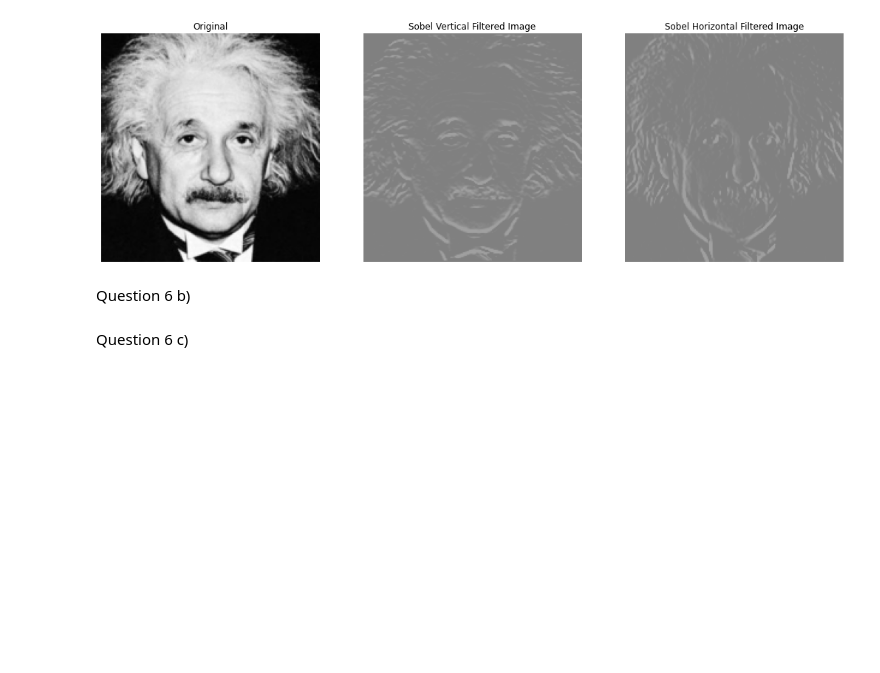
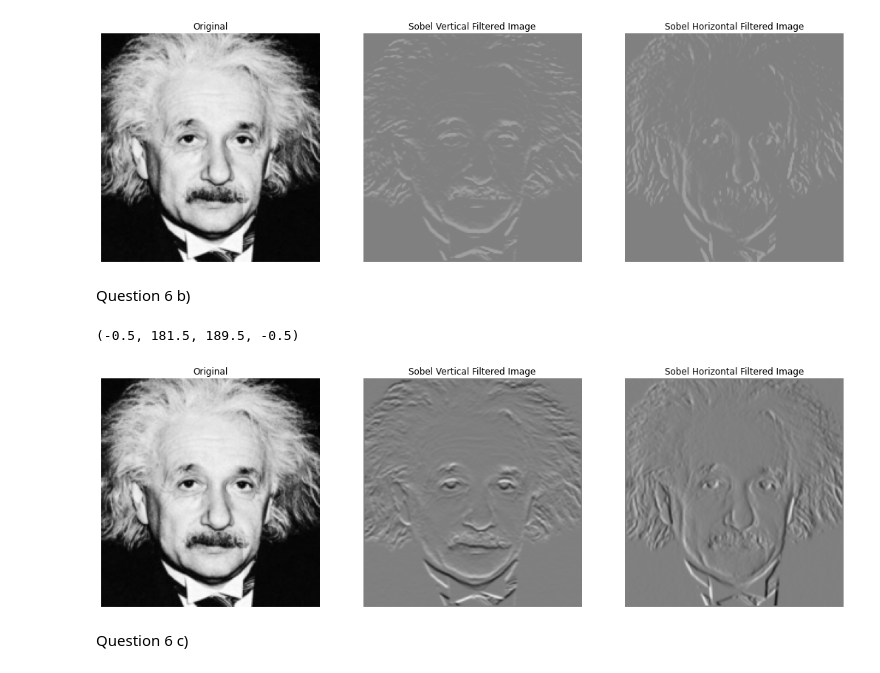
Before and after one commit to akilaabeyratne/EN2550-Assignment-1, a Jupyter notebook: Assignment1.ipynb, the cells around one changed output. Saved outputs shown, nothing was run; the diff lists cells and outputs as text; code cells hidden in the pictures; blank space fills up the shorter version.

```diff
--- a/Assignment1.ipynb
+++ b/Assignment1.ipynb
@@ -211,5 +210,32 @@ ax[2].axis('off')
 [figure]
 # %% [markdown]
 Question 6 b)
+# %%
+def sob_filter(image, array):
+    blank_array = np.zeros((np.shape(image)[0],np.shape(image)[1]))
+    for i in range(1,np.shape(image)[0]-1):
+        for j in range(1,np.shape(image)[1]-1):
+            blank_array[i][j] = array[0][0]*image[i-1][j-1]+array[0][1]*image[i-1][j]+array[0][2]*image[i-1][j+1]+array[1][0]*image[i][j-1]+array[1][1]*image[i][j]+array[1][2]*image[i][j+1]+array[2][0]*image[i+1][j-1]+array[2][1]*image[i+1][j]+array[2][2]*image[i+1][j+1]
+    return blank_array
+
+ein = cv.imread(r'einstein.png', cv.IMREAD_REDUCED_GRAYSCALE_2)
+ker_sv = np.array([(1,2,1),(0,0,0),(-1,-2,-1)], dtype = 'float')
+ker_sh = np.array([(-1,0,1),(-2,0,2),(-1,0,1)], dtype = 'float')
+sobv_im = sob_filter(ein, ker_sv)
+sobh_im = sob_filter(ein, ker_sh)
+
+fig,ax=plt.subplots(1,3,figsize=(18,6))
+ax[0].set_title('Original')
+ax[0].imshow(ein,cmap="gray")
+ax[0].axis('off')
+ax[1].set_title('Sobel Vertical Filtered Image')
+ax[1].imshow(sobv_im,cmap="gray",vmin=-1020,vmax=1020)
+ax[1].axis('off')
+ax[2].set_title('Sobel Horizontal Filtered Image')
+ax[2].imshow(sobh_im,cmap="gray",vmin=-1020,vmax=1020)
+ax[2].axis('off')
+# %% [output]
+(-0.5, 181.5, 189.5, -0.5)
+[figure, added]
 # %% [markdown]
 Question 6 c)
```
Also changed, not shown: parts of 1 cell of this notebook.
